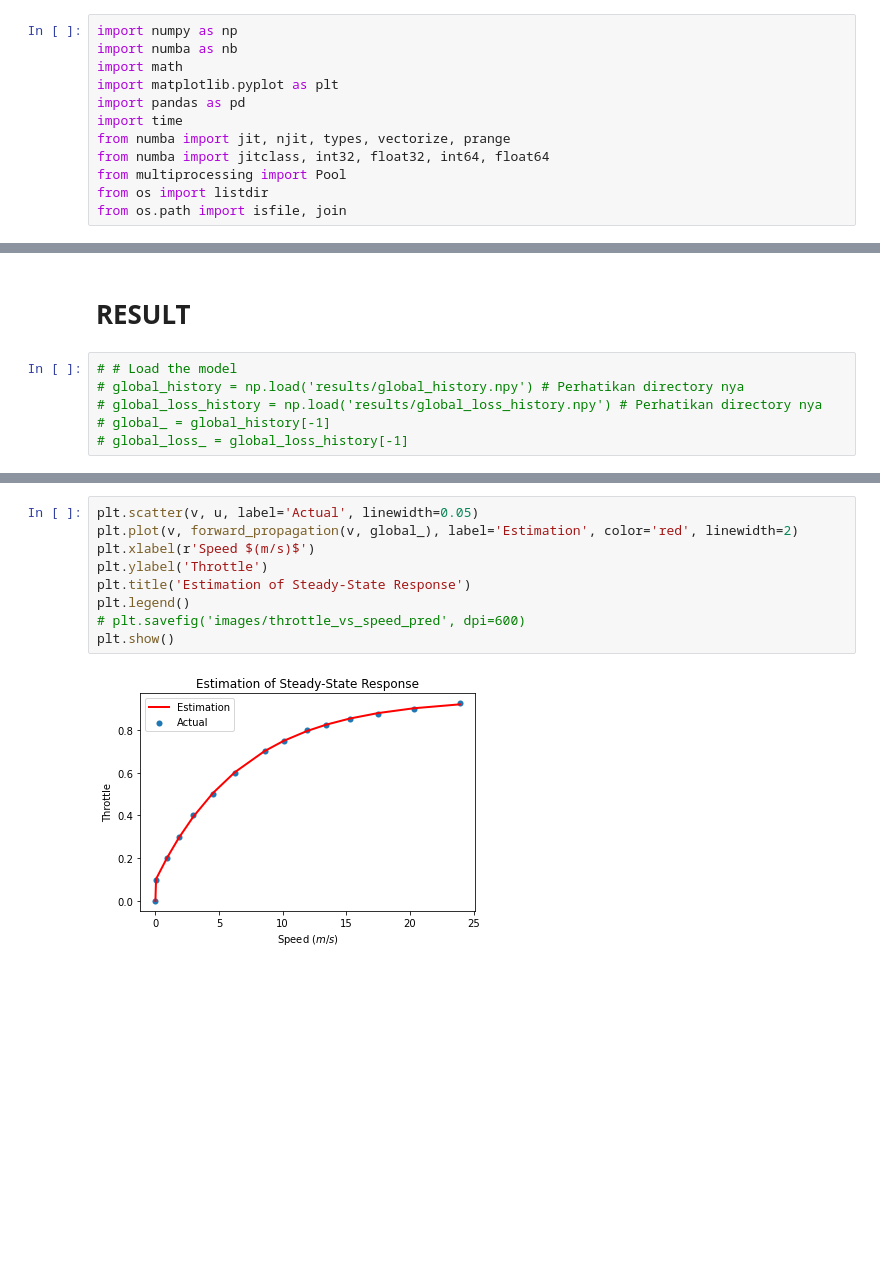
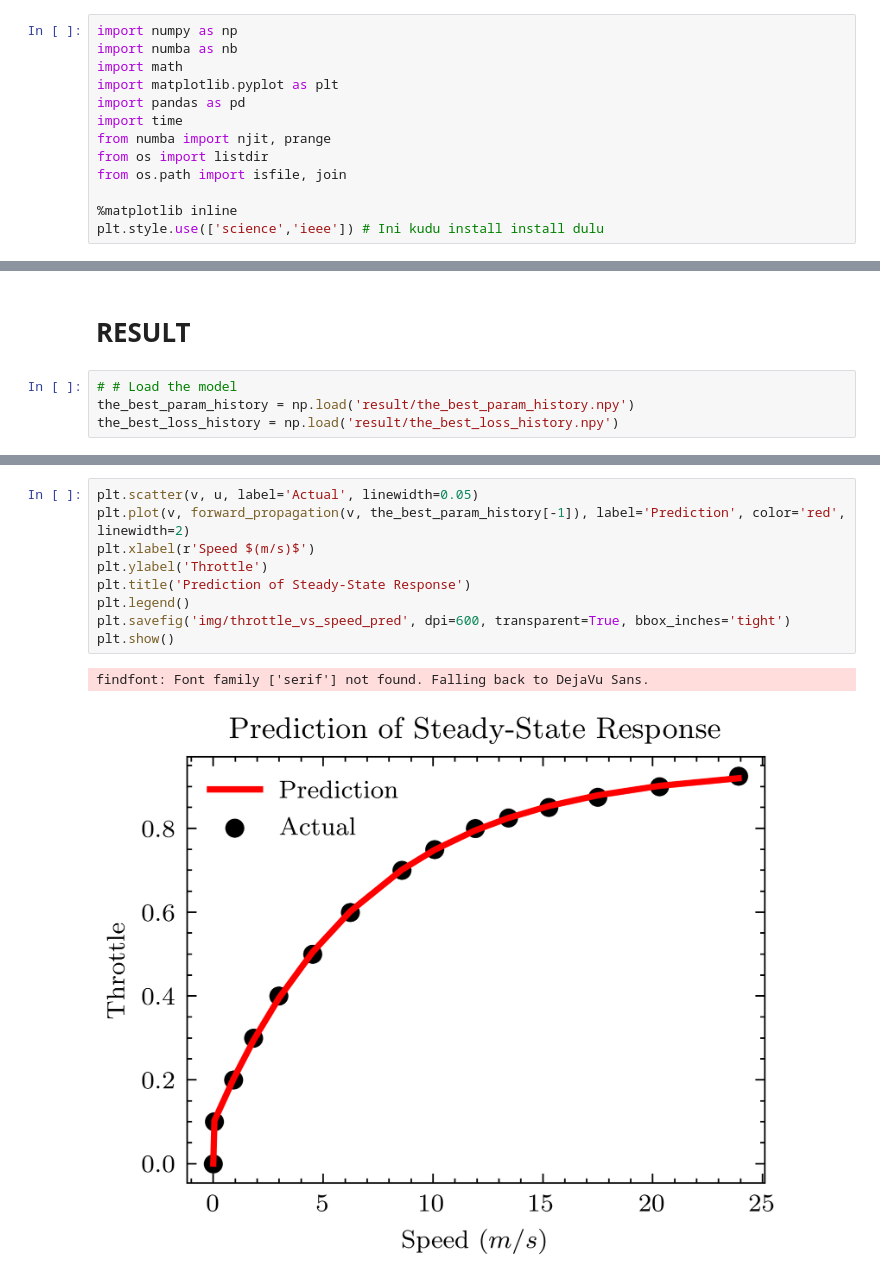
Before and after one commit to fadamsyah/longitudinal-control-based-nature-inspired-optimization, a Jupyter notebook: ssr/fpa/Steady State Response.ipynb, the cells around one changed output, grey strips where cells are left out. Saved outputs shown, nothing was run; the diff lists cells and outputs as text; blank space fills up the shorter version.

```diff
--- a/ssr/fpa/Steady State Response.ipynb
+++ b/ssr/fpa/Steady State Response.ipynb
@@ -31,11 +31,12 @@ import math
 import matplotlib.pyplot as plt
 import pandas as pd
 import time
-from numba import jit, njit, types, vectorize, prange
-from numba import jitclass, int32, float32, int64, float64
-from multiprocessing import Pool
+from numba import njit, prange
 from os import listdir
 from os.path import isfile, join
+
+%matplotlib inline
+plt.style.use(['science','ieee']) # Ini kudu install install dulu
 # %%
 df = pd.read_csv('../steady_state_response.csv')
 v = np.array(df.ssv)
@@ -269,8 +296,6 @@ np.save('global_loss_history.npy', global_loss_history)
 # RESULT
 # %%
 # # Load the model
-# global_history = np.load('results/global_history.npy') # Perhatikan directory nya
-# global_loss_history = np.load('results/global_loss_history.npy') # Perhatikan directory nya
-# global_ = global_history[-1]
-# global_loss_ = global_loss_history[-1]
+the_best_param_history = np.load('result/the_best_param_history.npy')
+the_best_loss_history = np.load('result/the_best_loss_history.npy')
 # %%
@@ -293,11 +318,12 @@ plt.show()
 # %%
 plt.scatter(v, u, label='Actual', linewidth=0.05)
-plt.plot(v, forward_propagation(v, global_), label='Estimation', color='red', linewidth=2)
+plt.plot(v, forward_propagation(v, the_best_param_history[-1]), label='Prediction', color='red', linewidth=2)
 plt.xlabel(r'Speed $(m/s)$')
 plt.ylabel('Throttle')
-plt.title('Estimation of Steady-State Response')
+plt.title('Prediction of Steady-State Response')
 plt.legend()
-# plt.savefig('images/throttle_vs_speed_pred', dpi=600)
+plt.savefig('img/throttle_vs_speed_pred', dpi=600, transparent=True, bbox_inches='tight')
 plt.show()
 # %% [output]
+findfont: Font family ['serif'] not found. Falling back to DejaVu Sans.
-[figure, old version]
+[figure, new version]
```
Also changed, not shown: parts of 8 cells of this notebook, 9 other files.
